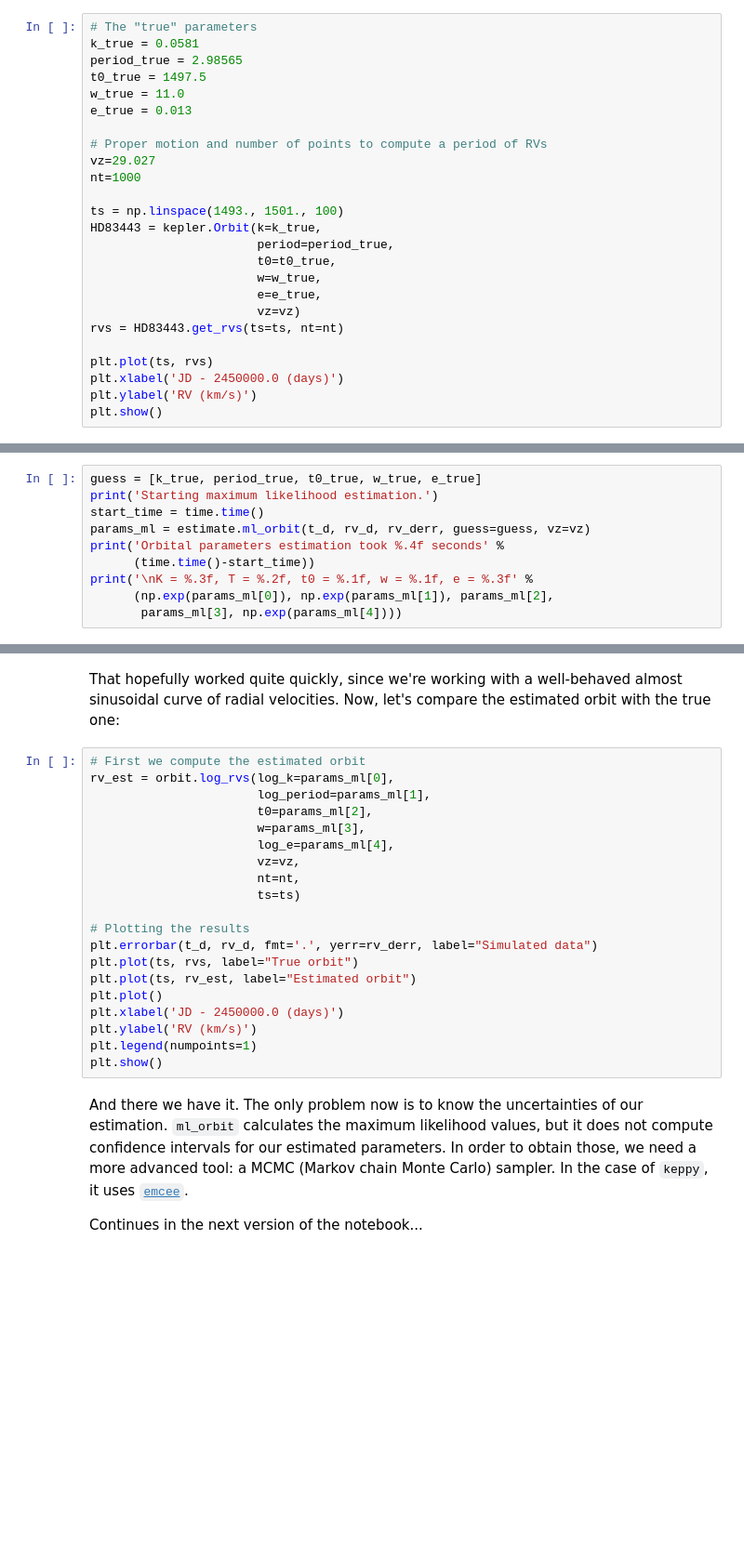
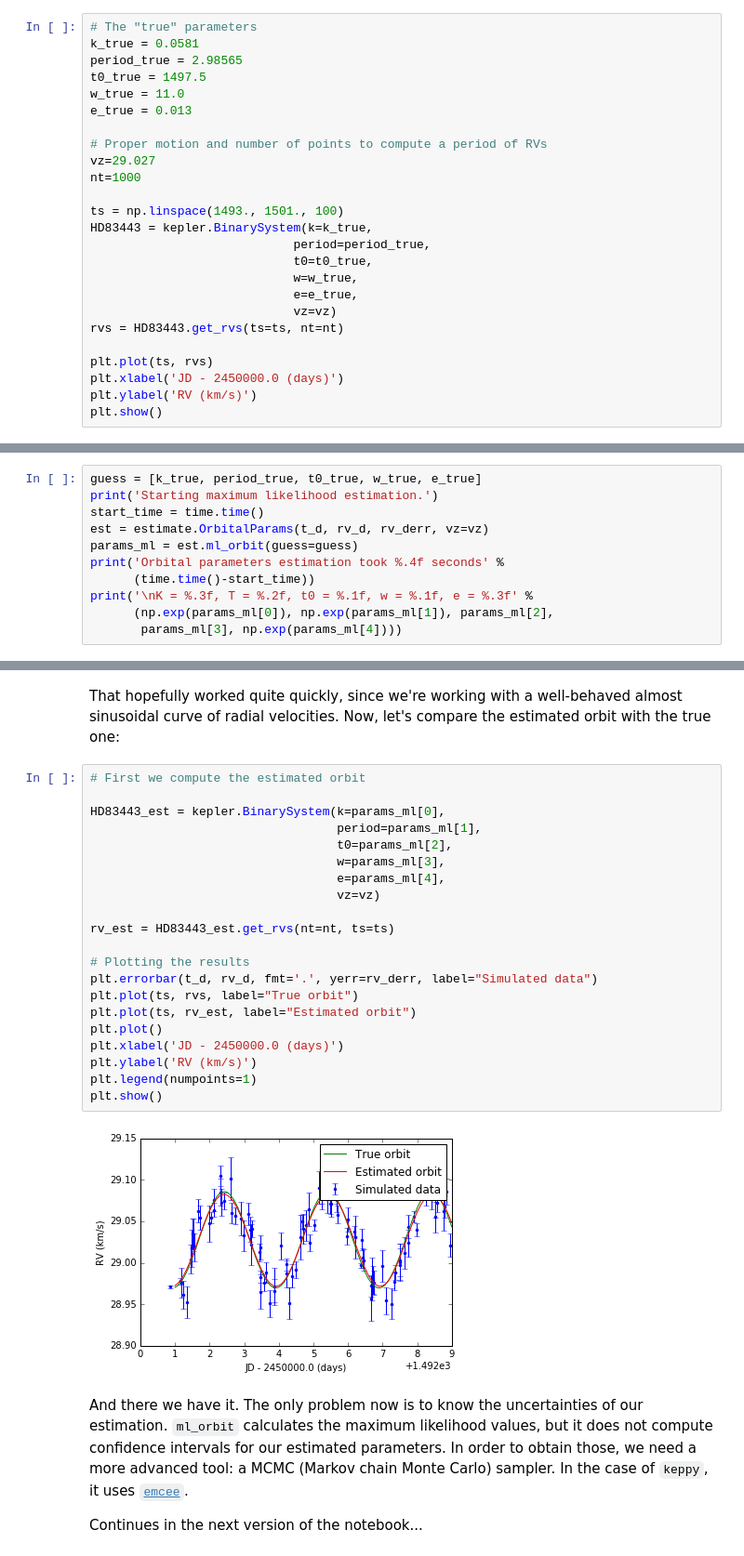
Before and after one commit to Eapj3/radial_, a Jupyter notebook: usage_example.ipynb, the cells around one changed output, grey strips where cells are left out. Shown at 93% size. Cells and saved outputs as stored; diff of their text form; blank space fills up the shorter version.

```diff
--- a/usage_example.ipynb
+++ b/usage_example.ipynb
@@ -60,12 +60,12 @@ vz=29.027
 nt=1000
 
 ts = np.linspace(1493., 1501., 100)
-HD83443 = kepler.Orbit(k=k_true,
-                       period=period_true,
-                       t0=t0_true,
-                       w=w_true,
-                       e=e_true,
-                       vz=vz)
+HD83443 = kepler.BinarySystem(k=k_true,
+                            period=period_true,
+                            t0=t0_true,
+                            w=w_true,
+                            e=e_true,
+                            vz=vz)
 rvs = HD83443.get_rvs(ts=ts, nt=nt)
 
 plt.plot(ts, rvs)
@@ -101,7 +103,8 @@ Then, we run the routine `ml_orbit`. The optional parameters for this function a
 guess = [k_true, period_true, t0_true, w_true, e_true]
 print('Starting maximum likelihood estimation.')
 start_time = time.time()
-params_ml = estimate.ml_orbit(t_d, rv_d, rv_derr, guess=guess, vz=vz)
+est = estimate.OrbitalParams(t_d, rv_d, rv_derr, vz=vz)
+params_ml = est.ml_orbit(guess=guess)
 print('Orbital parameters estimation took %.4f seconds' %
       (time.time()-start_time))
 print('\nK = %.3f, T = %.2f, t0 = %.1f, w = %.1f, e = %.3f' %
@@ -111,24 +119,27 @@ print('\nK = %.3f, T = %.2f, t0 = %.1f, w = %.1f, e = %.3f' %
 That hopefully worked quite quickly, since we're working with a well-behaved almost sinusoidal curve of radial velocities. Now, let's compare the estimated orbit with the true one:
 # %%
 # First we compute the estimated orbit
-rv_est = orbit.log_rvs(log_k=params_ml[0],
-                       log_period=params_ml[1],
-                       t0=params_ml[2],
-                       w=params_ml[3],
-                       log_e=params_ml[4],
-                       vz=vz,
-                       nt=nt,
-                       ts=ts)
+
+HD83443_est = kepler.BinarySystem(k=params_ml[0],
+                                  period=params_ml[1],
+                                  t0=params_ml[2],
+                                  w=params_ml[3],
+                                  e=params_ml[4],
+                                  vz=vz)
+
+rv_est = HD83443_est.get_rvs(nt=nt, ts=ts)
 
 # Plotting the results
 plt.errorbar(t_d, rv_d, fmt='.', yerr=rv_derr, label="Simulated data")
 plt.plot(ts, rvs, label="True orbit")
 plt.plot(ts, rv_est, label="Estimated orbit")
 plt.plot()
 plt.xlabel('JD - 2450000.0 (days)')
 plt.ylabel('RV (km/s)')
 plt.legend(numpoints=1)
 plt.show()
+# %% [output]
+[figure, added]
 # %% [markdown]
 And there we have it. The only problem now is to know the uncertainties of our estimation. `ml_orbit` calculates the maximum likelihood values, but it does not compute confidence intervals for our estimated parameters. In order to obtain those, we need a more advanced tool: a MCMC (Markov chain Monte Carlo) sampler. In the case of `keppy`, it uses [`emcee`](http://dan.iel.fm/emcee/current/).
 
```
Also changed, not shown: parts of 3 cells of this notebook.
